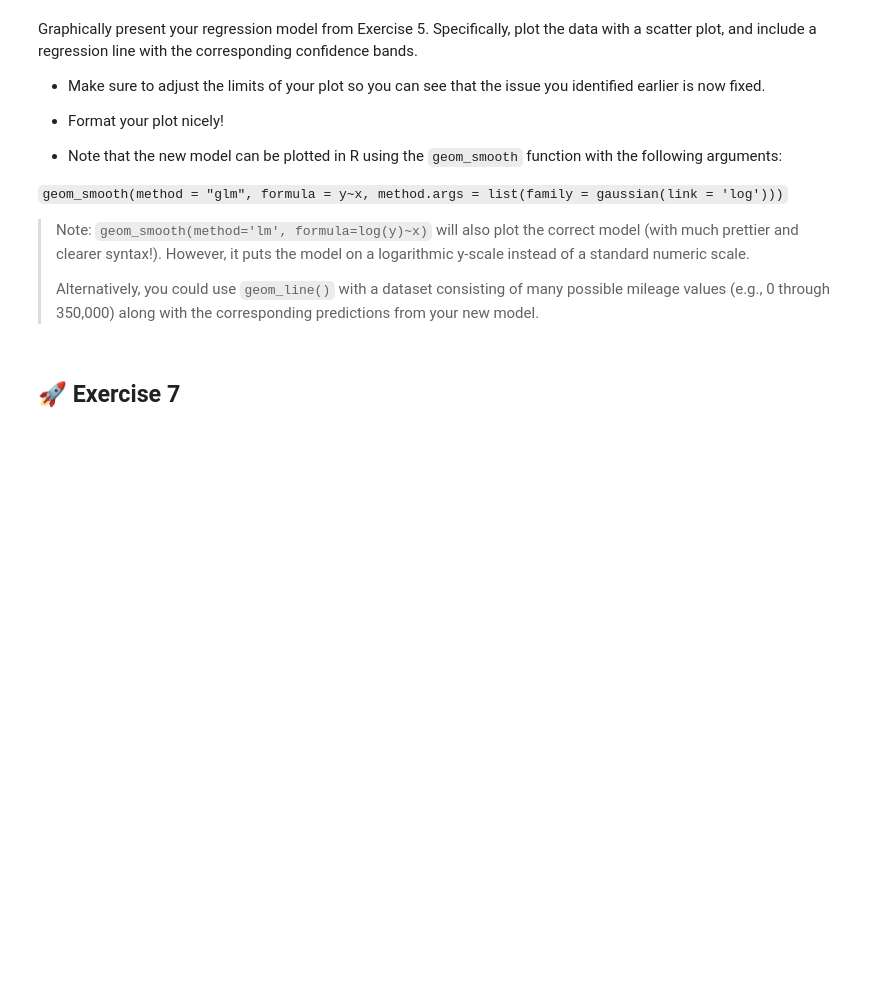
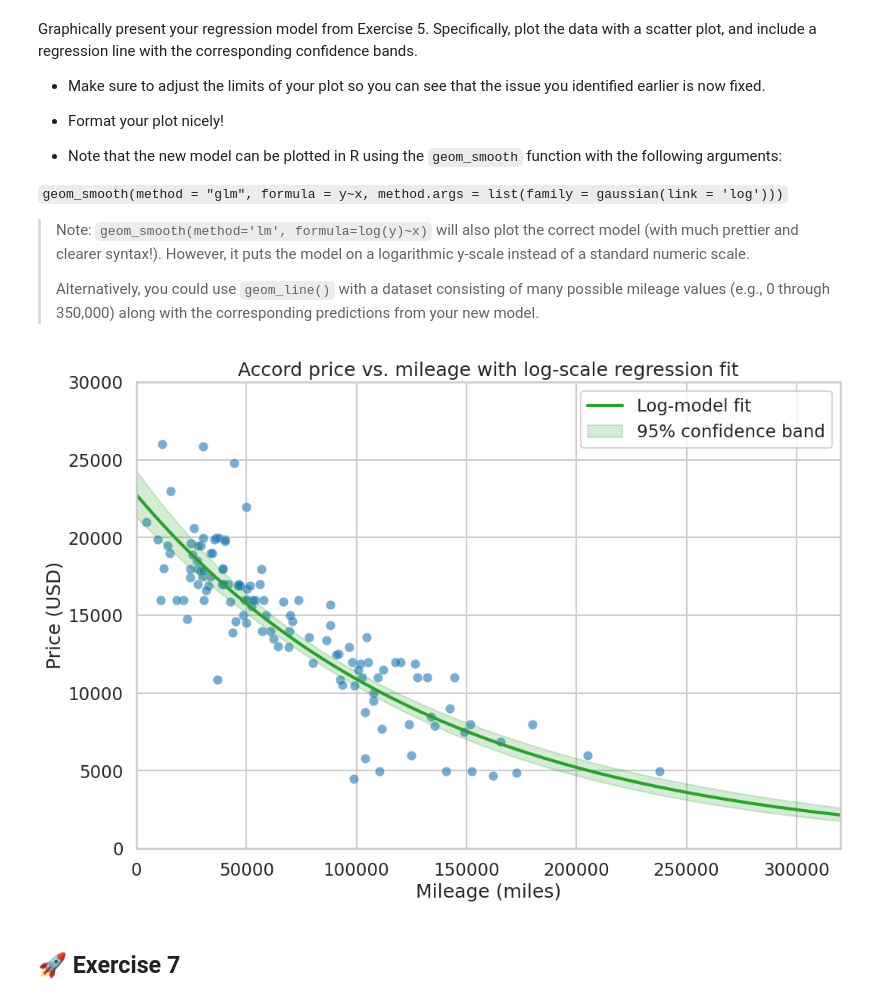
Before and after one commit to thabir303/CSE-837-ML, a Jupyter notebook: hw4/linear-regression-exercises.ipynb, the cells around one changed output. Drawn from its saved outputs; the diff is of its cells as text; code cells hidden in the pictures; blank space fills up the shorter version.

```diff
--- a/hw4/linear-regression-exercises.ipynb
+++ b/hw4/linear-regression-exercises.ipynb
@@ -172,0 +252,22 @@ Use your new model to predict the price (in dollars) of a Honda Accord with a mi
+# %%
+# Fit log-price model and make predictions for 50k and 300k miles
+accords = accords.assign(log_price=np.log(accords['price']))
+model_log = smf.ols("log_price ~ mileage", data=accords).fit()
+
+prediction_miles = pd.DataFrame({'mileage': [50_000, 300_000]})
+log_pred = model_log.get_prediction(prediction_miles).summary_frame(alpha=0.05)
+price_pred = np.exp(log_pred[['mean', 'obs_ci_lower', 'obs_ci_upper']])
+price_pred.insert(0, 'mileage', prediction_miles['mileage'].values)
+price_pred.rename(columns={
+    'mean': 'pred_price',
+    'obs_ci_lower': 'pred_ci_lower',
+    'obs_ci_upper': 'pred_ci_upper'
+}, inplace=True)
+
+for _, row in price_pred.iterrows():
+    print(
+        f"Mileage: {int(row['mileage']):,} miles -> Predicted price: ${row['pred_price']:,.0f} "
+        f"(approx. 95% PI: ${row['pred_ci_lower']:,.0f} to ${row['pred_ci_upper']:,.0f})"
+    )
+
+price_pred
@@ -192,3 +297,27 @@ a scatter plot, and include a regression line with the corresponding confidence
+# %%
+mileage_grid = np.linspace(0, 320_000, 250)
+grid_df = pd.DataFrame({'mileage': mileage_grid})
+grid_pred_log = model_log.get_prediction(grid_df).summary_frame(alpha=0.05)
+grid_pred = pd.DataFrame({
+    'mileage': mileage_grid,
+    'price_hat': np.exp(grid_pred_log['mean']),
+    'ci_lower': np.exp(grid_pred_log['mean_ci_lower']),
+    'ci_upper': np.exp(grid_pred_log['mean_ci_upper'])
+})
+
+fig, ax = plt.subplots(figsize=(12, 8))
+sns.scatterplot(data=accords, x='mileage', y='price', ax=ax, color='#1f77b4', alpha=0.6, edgecolor='w', s=80, linewidth=0.3)
+ax.plot(grid_pred['mileage'], grid_pred['price_hat'], color='#2ca02c', linewidth=3, label='Log-model fit')
+ax.fill_between(grid_pred['mileage'], grid_pred['ci_lower'], grid_pred['ci_upper'], color='#2ca02c', alpha=0.2, label='95% confidence band')
+ax.set_xlim(0, 320_000)
+ax.set_ylim(0, 30_000)
+ax.set_xlabel('Mileage (miles)')
+ax.set_ylabel('Price (USD)')
+ax.set_title('Accord price vs. mileage with log-scale regression fit')
+ax.legend(frameon=True)
+plt.show()
+# %% [output]
+[figure, added]
 # %% [markdown]
 ## 🚀 Exercise 7
 # %% [markdown]
```
Also changed, not shown: parts of 39 cells of this notebook, 1 other file.
